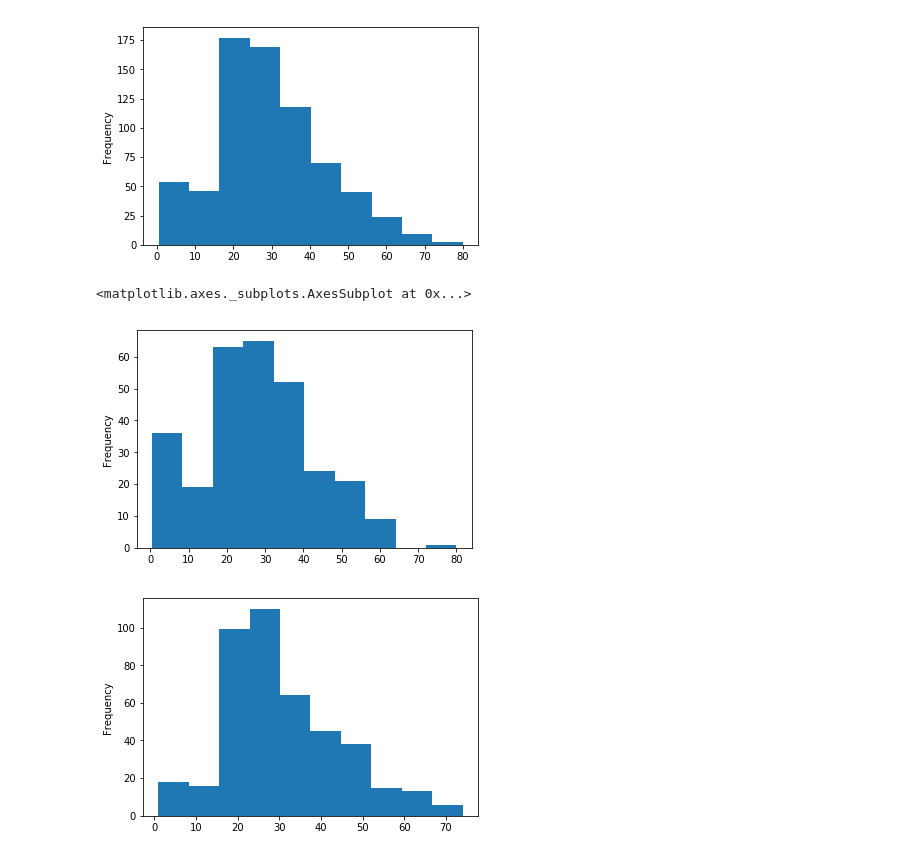
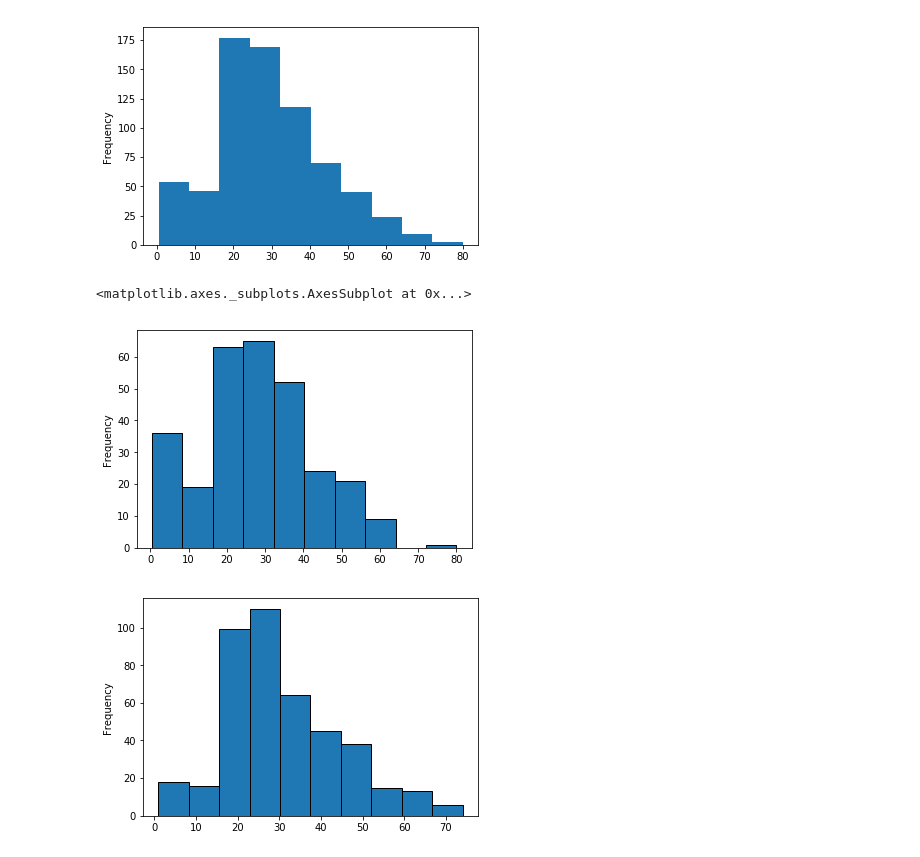
Before and after one commit to rg2605/StackOverFlow, a Jupyter notebook: Titanic_Explore.ipynb, the cells around one changed output. Drawn from its saved outputs; the diff is of its cells as text; code cells hidden in the pictures.

```diff
--- a/Titanic_Explore.ipynb
+++ b/Titanic_Explore.ipynb
@@ -82,10 +82,10 @@ titanic['Age'].plot(kind = 'hist', bins = 10)
 <matplotlib.axes._subplots.AxesSubplot at 0x...>
 [figure]
 # %%
-titanic[titanic.Survived == 1]['Age'].plot(kind = 'hist' , bins = 10)
+titanic[titanic.Survived == 1]['Age'].plot(kind = 'hist' , bins = 10 , histtype = 'bar' , ec = 'black')
 plt.figure()
-titanic[(titanic.Survived == 0)]['Age'].plot(kind = 'hist' , bins = 10)
+titanic[(titanic.Survived == 0)]['Age'].plot(kind = 'hist' , bins = 10 , histtype = 'bar' , ec = 'black')
 # %% [output]
 <matplotlib.axes._subplots.AxesSubplot at 0x...>
-[figure, old version]
+[figure, new version]
-[figure, old version]
+[figure, new version]
```
Also changed, not shown: parts of 2 cells of this notebook.
